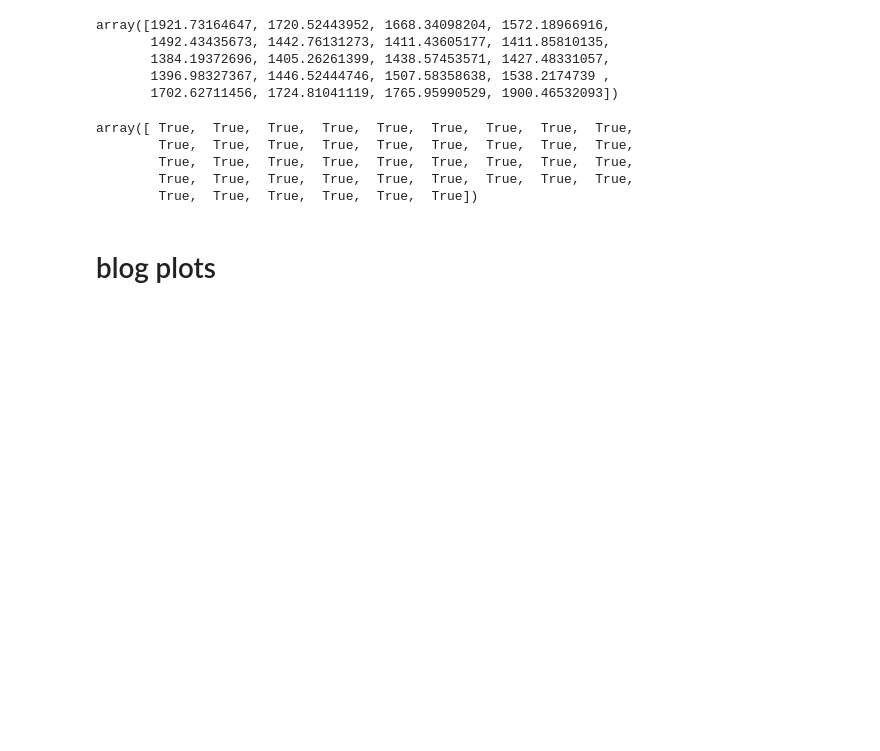
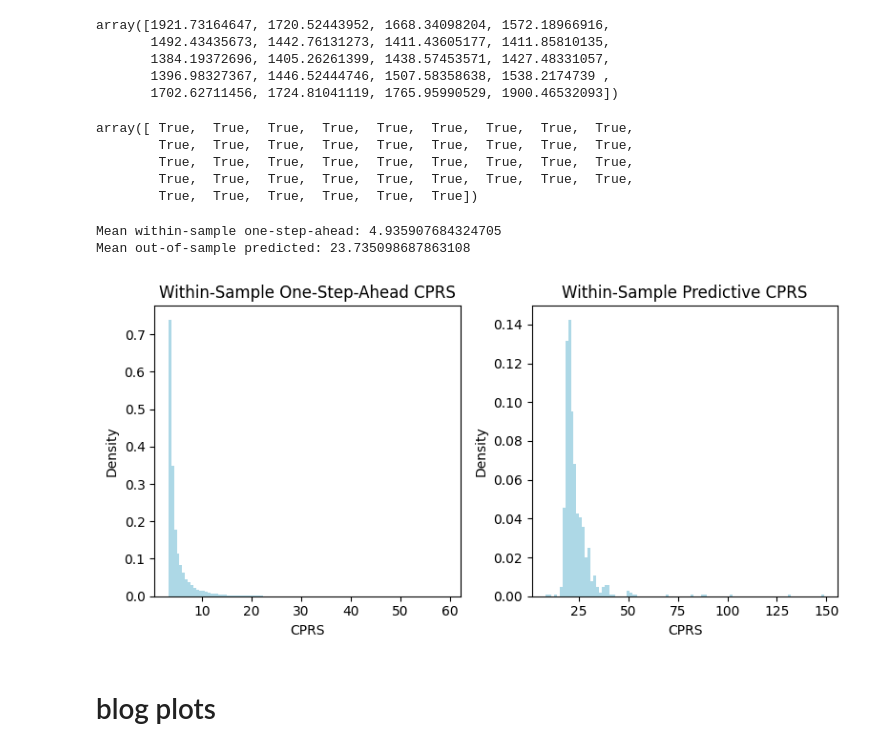
Before and after one commit to jordanbchilds/Stochastic-Models-of-Spot-Prices, a Jupyter notebook: Analysis Scripts/oujp_bayes.ipynb, the cells around one changed output. Saved outputs shown, nothing was run; the diff lists cells and outputs as text; code cells hidden in the pictures; blank space fills up the shorter version.

```diff
--- a/Analysis Scripts/oujp_bayes.ipynb
+++ b/Analysis Scripts/oujp_bayes.ipynb
@@ -803,7 +808,6 @@ def log_predictive_score(post: pd.DataFrame, y_data: np.array, X_data: pd.DataFr
 
     return logsumexp(ll_mat, axis=0) - np.log(n_post)
 
-
 def waic_from_loglik(log_lik_matrix: np.array):
     n_post = log_lik_matrix.shape[0]
     # sum of the logged mean likelihood (expected density) per observation
@@ -824,6 +828,24 @@ def waic(post: pd.DataFrame, y_data: np.array, X_data: pd.DataFrame):
     log_lik_matrix = posterior_loglik(post, y_data, X_data, predictive=False)
 
     return waic_from_loglik(log_lik_matrix)
+
+def cts_ranked_probability_score_from_pred(pred: np.array, y_data: np.array):
+    n_post = pred.shape[0]
+    n_data = y_data.shape[0]
+
+    scores = np.empty(n_data - 1)
+
+    for data_ind in range(1, n_data):
+        random_ind = np.random.randint(0, n_post, size=(2, n_post))
+        abs_data_diff = abs( pred[:, data_ind] - y_data[data_ind] ).mean()
+        abs_rand_diff = abs( pred[random_ind[0], data_ind] - pred[random_ind[1], data_ind] ).sum() / ( n_post*(n_post-1) )
+        scores[data_ind-1] = abs_data_diff - 0.5 * abs_rand_diff
+
+    return scores
+
+def cts_ranked_probability_score(post: pd.DataFrame, y_data: np.array, X_data: pd.DataFrame):
+    latent_sample, pred_sample = predictive_sample(post_df, y_data, training_X_data)
+    return cts_ranked_probability_score_from_pred(pred_sample, y_data)
 # %%
 obs_loglik_matrix = posterior_loglik(post_df, training_data['price_day_ahead_filled'].to_numpy(), training_X_data)
 # %% [output]
@@ -938,6 +960,33 @@ array([ True,  True,  True,  True,  True,  True,  True,  True,  True,
         True,  True,  True,  True,  True,  True,  True,  True,  True,
         True,  True,  True,  True,  True,  True,  True,  True,  True,
         True,  True,  True,  True,  True,  True])
+# %%
+cprs_within_sample = cts_ranked_probability_score_from_pred(one_step_pred, training_data['price_day_ahead_filled'].to_numpy())
+cprs_outof_sample = cts_ranked_probability_score_from_pred(post_pred_validation, validation_X_data['price_day_ahead_filled'])
+
+print("Mean within-sample one-step-ahead:", cprs_within_sample.mean()) # 4.935907684324705
+print("Mean out-of-sample predicted:", cprs_outof_sample.mean()) #23.735098687863108
+# %% [output]
+Mean within-sample one-step-ahead: 4.935907684324705
+Mean out-of-sample predicted: 23.735098687863108
+# %%
+fig, axes = plt.subplots(1,2, figsize=(8, 4))
+
+axes[0].hist(cprs_within_sample, 100, density=True,
+             color="lightblue")
+axes[0].set_xlabel("CPRS")
+axes[0].set_ylabel("Density")
+axes[0].set_title("Within-Sample One-Step-Ahead CPRS")
+
+axes[1].hist(cprs_outof_sample, 100, density=True,
+             color="lightblue");
+axes[1].set_xlabel("CPRS")
+axes[1].set_ylabel("Density")
+axes[1].set_title("Within-Sample Predictive CPRS")
+
+plt.tight_layout()
+# %% [output]
+[figure, added]
 # %% [markdown]
 # blog plots
 # %%
```
Also changed, not shown: parts of 2 cells of this notebook, 3 other files.
